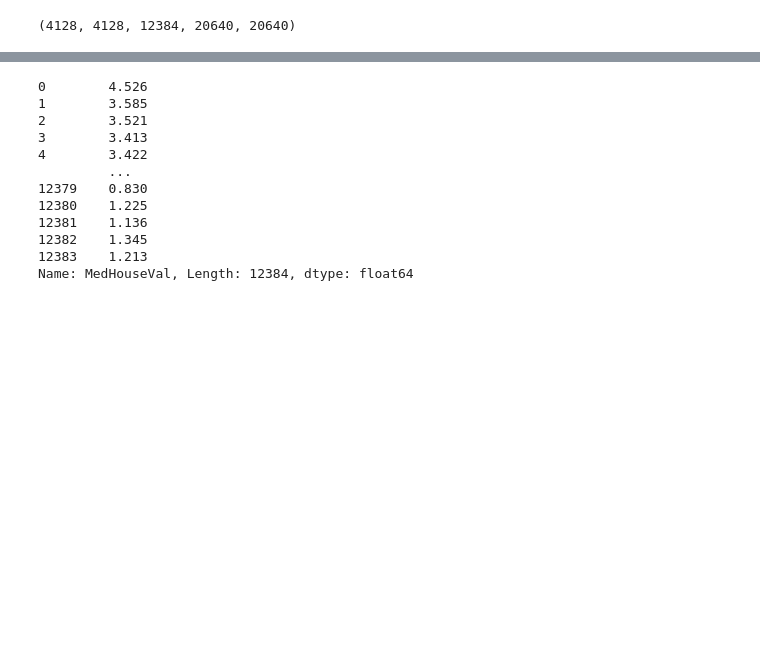
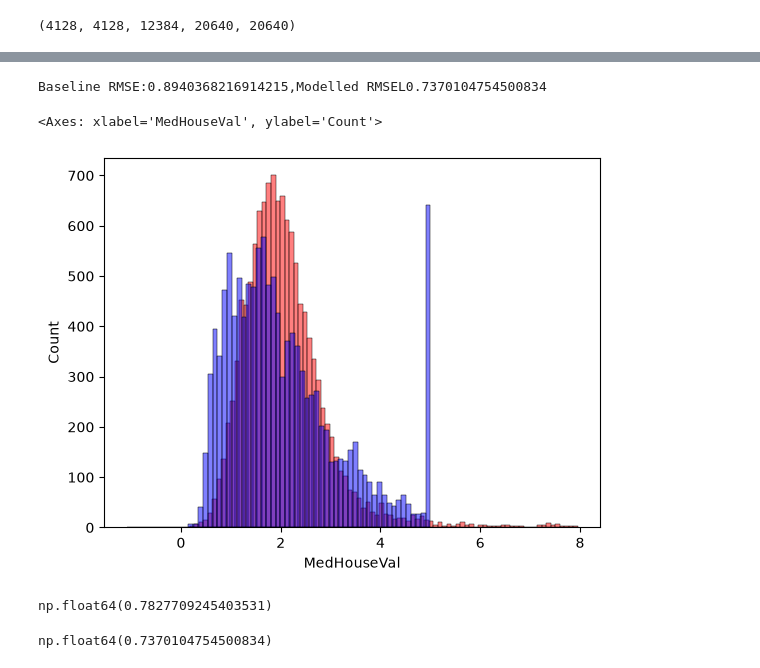
Before and after one commit to dangerpouse/zoomcamp---Machine-Learning, a Jupyter notebook: 99 - Samples/ML-LR CaliforniaHotel.ipynb, the cells around one changed output, grey strips where cells are left out. Cells and saved outputs as stored; diff of their text form; code cells hidden in the pictures; blank space fills up the shorter version.

```diff
--- a/99 - Samples/ML-LR CaliforniaHotel.ipynb
+++ b/99 - Samples/ML-LR CaliforniaHotel.ipynb
@@ -121,15 +126,37 @@ sns.histplot(y_train, color='blue', alpha=0.5, bins=50)
 # %%
-y_train
+def rmse(y_pred, y):
+    rm = np.sqrt(((y_pred-y)**2).mean())
+    return rm
+
+def rmse_baseline(y_pred, y):
+    y_mean = np.full(len(y),y.mean())
+    rm = np.sqrt(((y_pred-y_mean)**2).mean())
+    return rm
-# %% [output]
-0        4.526
-1        3.585
-2        3.521
-3        3.413
-4        3.422
-         ...
-12379    0.830
-12380    1.225
-12381    1.136
-12382    1.345
-12383    1.213
-Name: MedHouseVal, Length: 12384, dtype: float64
+# %%
+print(f'Baseline RMSE:{rmse_baseline(y_pred,y_train)},Modelled RMSEL{rmse(y_pred,y_train)}')
+# %% [output]
+Baseline RMSE:0.8940368216914215,Modelled RMSEL0.7370104754500834
+# %%
+flds = ['medinc','houseage','averooms','avebedrms','population','aveoccup']
+X_train = df_train[flds].values
+w0, w = train_linear_regression(X_train, y_train)
+y_pred = w0+X_train.dot(w)
+# %%
+sns.histplot(y_pred, color='red', alpha=0.5, bins=100)
+sns.histplot(y_train, color='blue', alpha=0.5, bins=50)
+# %% [output]
+<Axes: xlabel='MedHouseVal', ylabel='Count'>
+[figure, added]
+# %%
+rmse(y_pred,y_train)
+# %% [output]
+np.float64(0.7827709245403531)
+# %%
+flds = ['medinc','houseage','averooms','avebedrms','latitude','longitude']#'population','aveoccup'
+X_train = df_train[flds].values
+w0, w = train_linear_regression(X_train, y_train)
+y_pred = w0+X_train.dot(w)
+
+rmse(y_pred,y_train)
+# %% [output]
+np.float64(0.7370104754500834)
```
Also changed, not shown: parts of 9 cells of this notebook.
